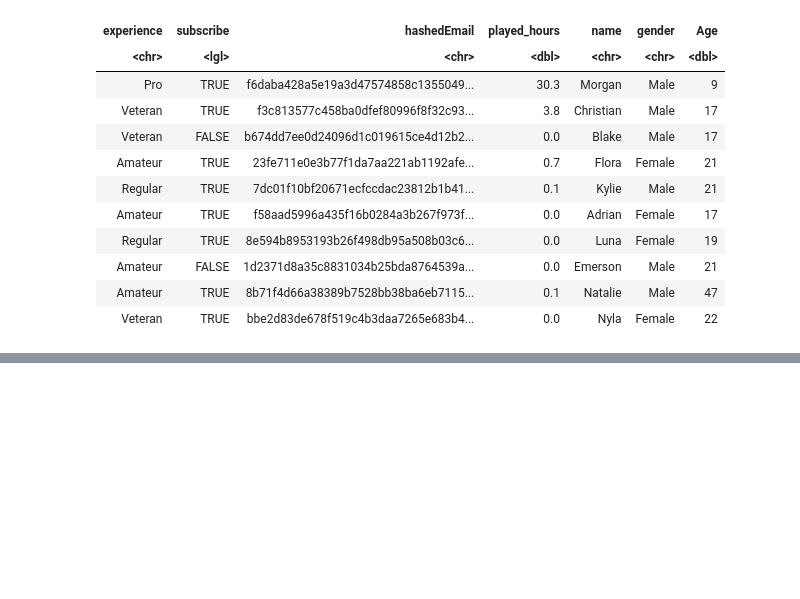
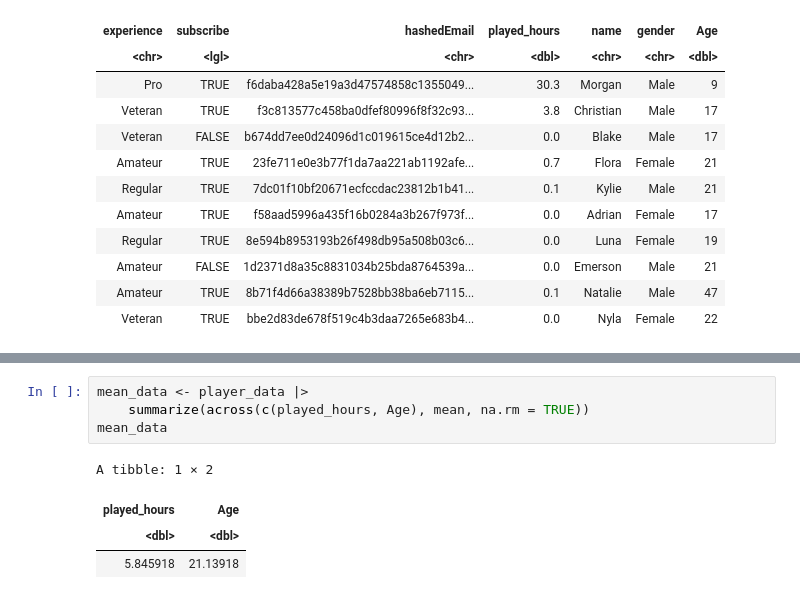
Before and after one commit to angusesgus/Individual-planning-report, a Jupyter notebook: Proposal.ipynb, the cells around one changed output, grey strips where cells are left out. Cells and saved outputs as stored; diff of their text form; blank space fills up the shorter version.

```diff
--- a/Proposal.ipynb
+++ b/Proposal.ipynb
@@ -153,0 +173,9 @@ mutate(across(c(experience, gender), as.factor))
+# %%
+mean_data <- player_data |>
+    summarize(across(c(played_hours, Age), mean, na.rm = TRUE))
+mean_data
+# %% [output]
+A tibble: 1 × 2
+| played_hours | Age |
+| <dbl> | <dbl> |
+| 5.845918 | 21.13918 |
```
Also changed, not shown: parts of 7 cells of this notebook.
